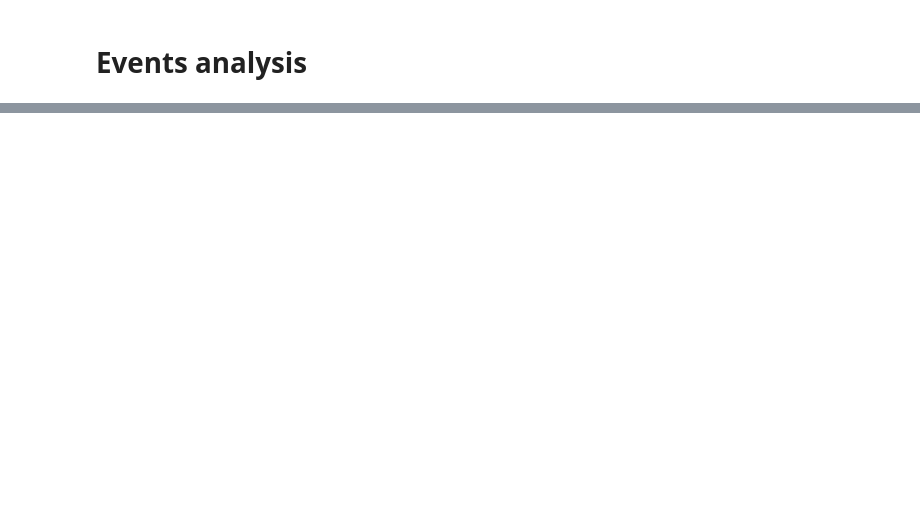
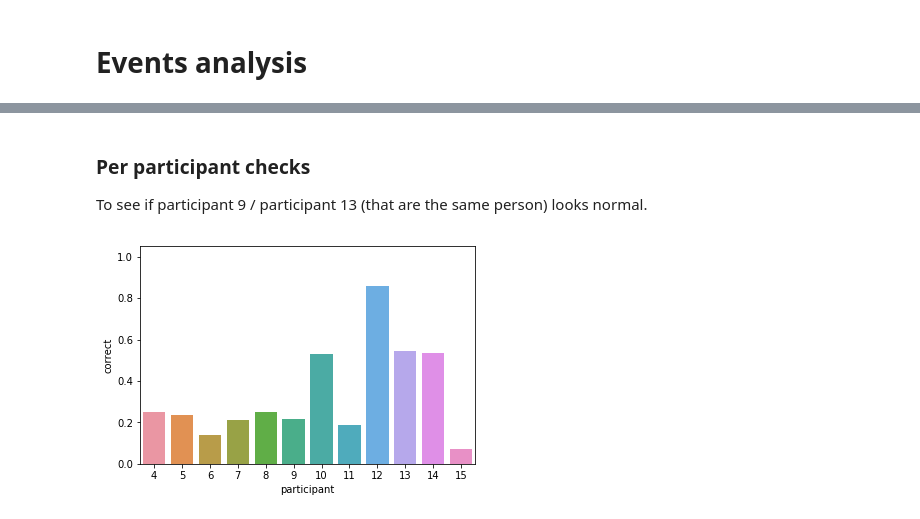
Before and after one commit to Nagasaki45/UnsocialVR, a Jupyter notebook: experiment/Analysis.ipynb, the cells around one changed output, grey strips where cells are left out. Cells and saved outputs as stored; diff of their text form; code cells hidden in the pictures; blank space fills up the shorter version.

```diff
--- a/experiment/Analysis.ipynb
+++ b/experiment/Analysis.ipynb
@@ -184,0 +261,8 @@ autopiloting = to_dataframe(events, filter_=lambda e: e.kind == 'autopilot' and
+# %% [markdown]
+### Per participant checks
+
+To see if participant 9 / participant 13 (that are the same person) looks normal.
+# %%
+sns.barplot(x='participant', y='correct', errwidth=0, data=accusations);
+# %% [output]
+[figure, added]
```
Also changed, not shown: parts of 40 cells of this notebook.
